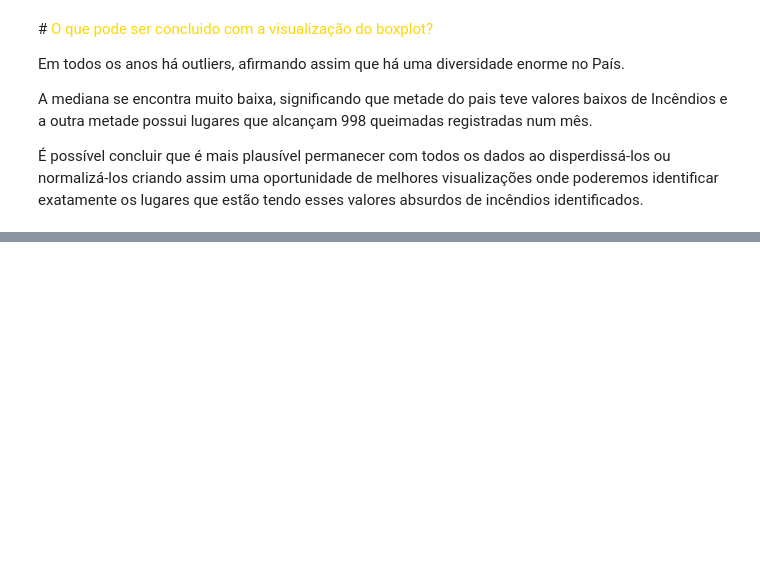
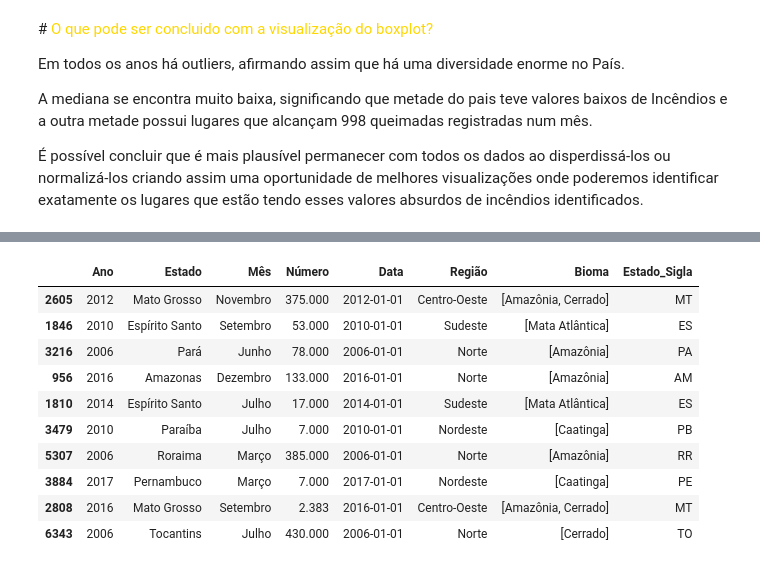
Before and after one commit to MatheusB2002/Analise-Incendios-Florestais, a Jupyter notebook: AnáliseIncêndio.ipynb, the cells around one changed output, grey strips where cells are left out. Drawn from its saved outputs; the diff is of its cells as text; code cells hidden in the pictures; blank space fills up the shorter version.

```diff
--- a/AnáliseIncêndio.ipynb
+++ b/AnáliseIncêndio.ipynb
@@ -191,7 +204,7 @@ dicionarioRegioes = {
 }
 
 incendios['Região'] = incendios['Estado'].apply(
-    lambda x :str([chave for id, chave in enumerate(dicionarioRegioes) if x in dicionarioRegioes[chave]])[2:-2]
+    lambda x :[chave for id, chave in enumerate(dicionarioRegioes) if x in dicionarioRegioes[chave]][0]
     )
 # %% [markdown]
 <font size = 2> Coluna adicionada com sucesso! Para realizar essa tarefa, construi um dicionário onde as chaves são os nomes das regiões e os valores são os nomes de cada estado.
@@ -218,0 +241,13 @@ Com a coluna adicionada podemos prosseguir com as análises.
+# %%
+dicionarioBiomas = {
+'Caatinga'       : ['Alagoas', 'Bahia', 'Ceará', 'Maranhão', 'Paraíba', 'Pernambuco', 'Piauí', 'Sergipe'],
+'Amazônia'       : ['Acre', 'Amapá', 'Amazonas', 'Pará', 'Rondônia', 'Roraima','Maranhão','Mato Grosso'],
+'Mata Atlântica' : ['Espírito Santo', 'Minas Gerais', 'Rio de Janeiro', 'São Paulo','Santa Catarina','Sergipe','Bahia'],
+'Cerrado'        : ['Distrito Federal', 'Goiás', 'Mato Grosso', 'Tocantins', 'Maranhão','Piauí','Bahia','Minas Gerais', 'São Paulo'],
+
+}
+incendios['Bioma'] = incendios['Estado'].apply(
+    lambda x :[chave for id, chave in enumerate(dicionarioBiomas) if x in dicionarioBiomas[chave]]
+
+    )
+incendios.sample(10)
@@ -218,0 +288,43 @@ Com a coluna adicionada podemos prosseguir com as análises.
+# %%
+dicionarioSiglas = {
+    'Acre': 'AC',
+    'Alagoas': 'AL',
+    'Amapá': 'AP',
+    'Amazonas': 'AM',
+    'Bahia': 'BA',
+    'Ceará': 'CE',
+    'Distrito Federal': 'DF',
+    'Espírito Santo': 'ES',
+    'Goiás': 'GO',
+    'Maranhão': 'MA',
+    'Mato Grosso': 'MT',
+    'Minas Gerais': 'MG',
+    'Pará': 'PA',
+    'Paraíba': 'PB',
+    'Pernambuco': 'PE',
+    'Piauí': 'PI',
+    'Rio de Janeiro': 'RJ',
+    'Rondônia': 'RO',
+    'Roraima': 'RR',
+    'Santa Catarina': 'SC',
+    'São Paulo': 'SP',
+    'Sergipe': 'SE',
+    'Tocantins': 'TO'
+  }
+
+incendios['Estado_Sigla'] = incendios['Estado'].apply(
+    lambda Estado: [dicionarioSiglas[chave] for id, chave in enumerate(dicionarioSiglas) if Estado == chave][0])
+
+incendios.sample(10)
+# %% [output]
+|  | Ano | Estado | Mês | Número | Data | Região | Bioma | Estado_Sigla |
+| 2605 | 2012 | Mato Grosso | Novembro | 375.000 | 2012-01-01 | Centro-Oeste | [Amazônia, Cerrado] | MT |
+| 1846 | 2010 | Espírito Santo | Setembro | 53.000 | 2010-01-01 | Sudeste | [Mata Atlântica] | ES |
+| 3216 | 2006 | Pará | Junho | 78.000 | 2006-01-01 | Norte | [Amazônia] | PA |
+| 956 | 2016 | Amazonas | Dezembro | 133.000 | 2016-01-01 | Norte | [Amazônia] | AM |
+| 1810 | 2014 | Espírito Santo | Julho | 17.000 | 2014-01-01 | Sudeste | [Mata Atlântica] | ES |
+| 3479 | 2010 | Paraíba | Julho | 7.000 | 2010-01-01 | Nordeste | [Caatinga] | PB |
+| 5307 | 2006 | Roraima | Março | 385.000 | 2006-01-01 | Norte | [Amazônia] | RR |
+| 3884 | 2017 | Pernambuco | Março | 7.000 | 2017-01-01 | Nordeste | [Caatinga] | PE |
+| 2808 | 2016 | Mato Grosso | Setembro | 2.383 | 2016-01-01 | Centro-Oeste | [Amazônia, Cerrado] | MT |
+| 6343 | 2006 | Tocantins | Julho | 430.000 | 2006-01-01 | Norte | [Cerrado] | TO |
```
Also changed, not shown: parts of 15 cells of this notebook.
